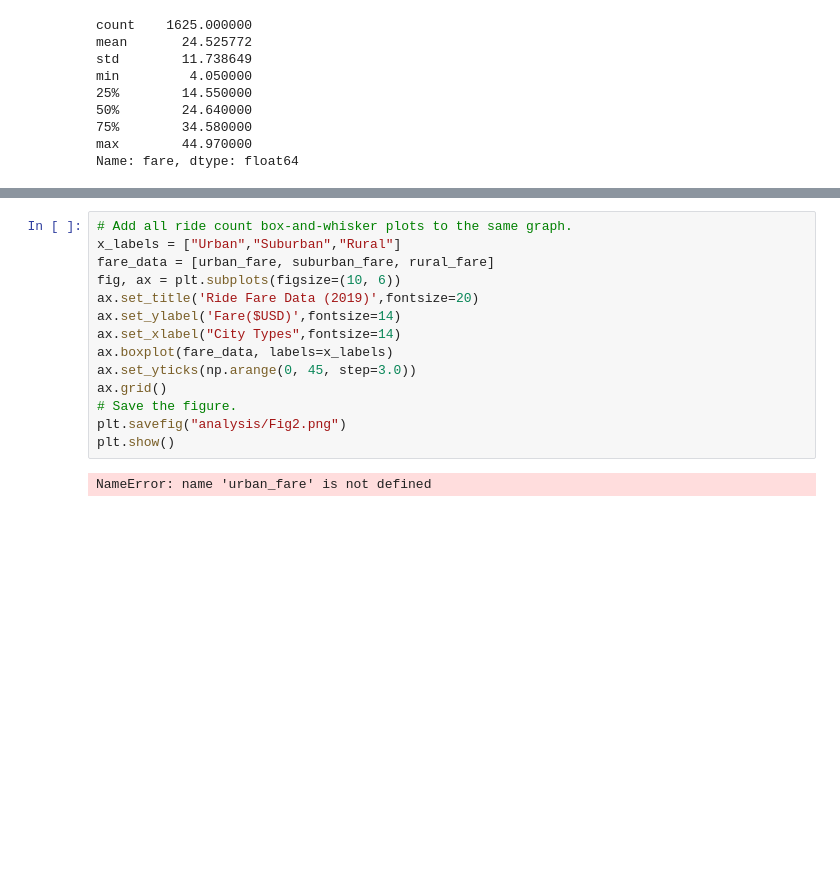
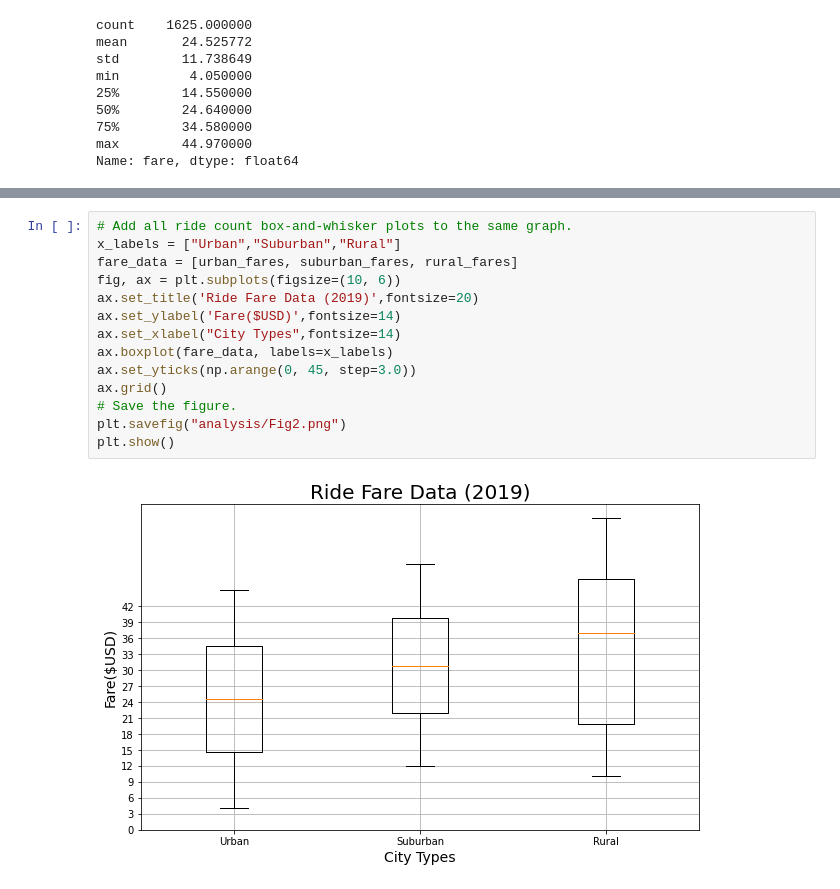
Before and after one commit to RabidZippers/Pyber_Analysis, a Jupyter notebook: PyBer.ipynb, the cells around one changed output, grey strips where cells are left out. Cells and saved outputs as stored; diff of their text form; blank space fills up the shorter version.

```diff
--- a/PyBer.ipynb
+++ b/PyBer.ipynb
@@ -725,16 +797,16 @@ Name: fare, dtype: float64
 # %%
 # Add all ride count box-and-whisker plots to the same graph.
 x_labels = ["Urban","Suburban","Rural"]
-fare_data = [urban_fare, suburban_fare, rural_fare]
+fare_data = [urban_fares, suburban_fares, rural_fares]
 fig, ax = plt.subplots(figsize=(10, 6))
 ax.set_title('Ride Fare Data (2019)',fontsize=20)
 ax.set_ylabel('Fare($USD)',fontsize=14)
 ax.set_xlabel("City Types",fontsize=14)
 ax.boxplot(fare_data, labels=x_labels)
 ax.set_yticks(np.arange(0, 45, step=3.0))
 ax.grid()
 # Save the figure.
 plt.savefig("analysis/Fig2.png")
 plt.show()
 # %% [output]
-NameError: name 'urban_fare' is not defined
+[figure, added]
```
Also changed, not shown: parts of 12 cells of this notebook, 1 other file.
